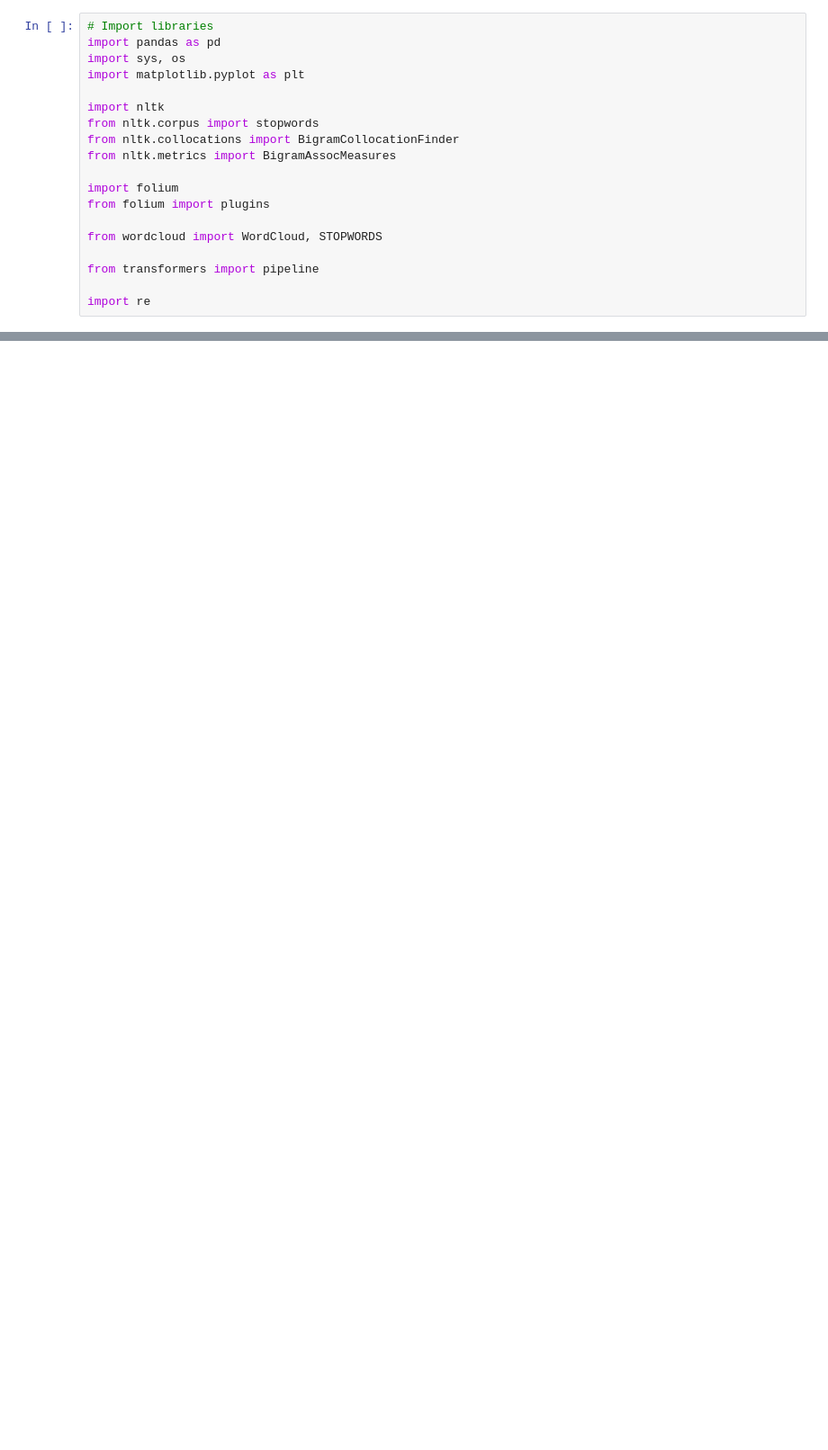
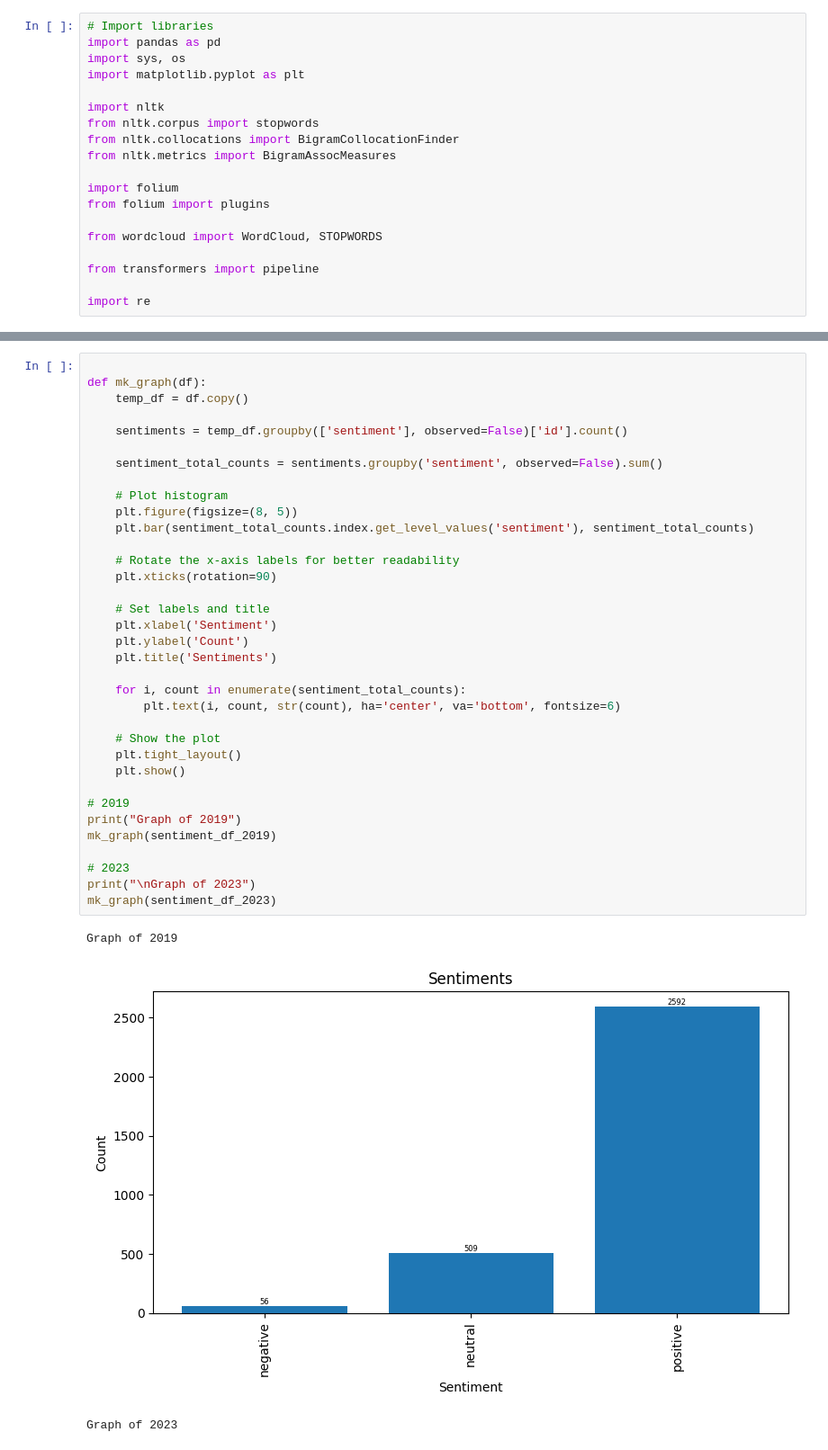
Before and after one commit to vaggeliskg/Data-Mining-Techniques-Project2, a Jupyter notebook: study_over_time.ipynb, the cells around one changed output, grey strips where cells are left out. Shown: that part at 90% size. Cells and saved outputs as stored; diff of their text form; blank space fills up the shorter version.

```diff
--- a/study_over_time.ipynb
+++ b/study_over_time.ipynb
@@ -358 +299,40 @@ negative      18
 Name: count, dtype: int64
+# %%
+
+def mk_graph(df):
+    temp_df = df.copy()
+
+    sentiments = temp_df.groupby(['sentiment'], observed=False)['id'].count()
+
+    sentiment_total_counts = sentiments.groupby('sentiment', observed=False).sum()
+
+    # Plot histogram
+    plt.figure(figsize=(8, 5))
+    plt.bar(sentiment_total_counts.index.get_level_values('sentiment'), sentiment_total_counts)
+
+    # Rotate the x-axis labels for better readability
+    plt.xticks(rotation=90)
+
+    # Set labels and title
+    plt.xlabel('Sentiment')
+    plt.ylabel('Count')
+    plt.title('Sentiments')
+
+    for i, count in enumerate(sentiment_total_counts):
+        plt.text(i, count, str(count), ha='center', va='bottom', fontsize=6)
+
+    # Show the plot
+    plt.tight_layout()
+    plt.show()
+
+# 2019
+print("Graph of 2019")
+mk_graph(sentiment_df_2019)
+
+# 2023
+print("\nGraph of 2023")
+mk_graph(sentiment_df_2023)
+# %% [output]
+Graph of 2019
+[figure, added]
+Graph of 2023
```
Also changed, not shown: parts of 5 cells of this notebook, 2 other files.
